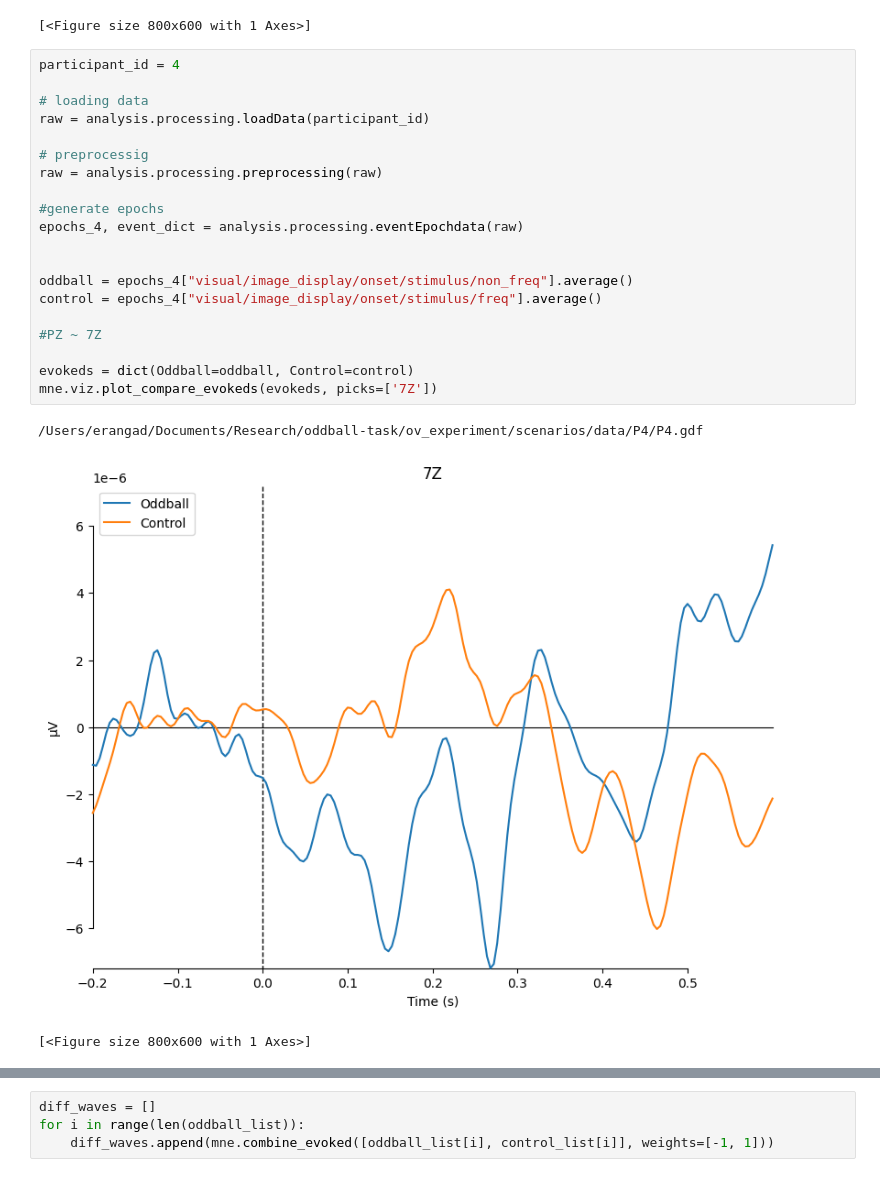
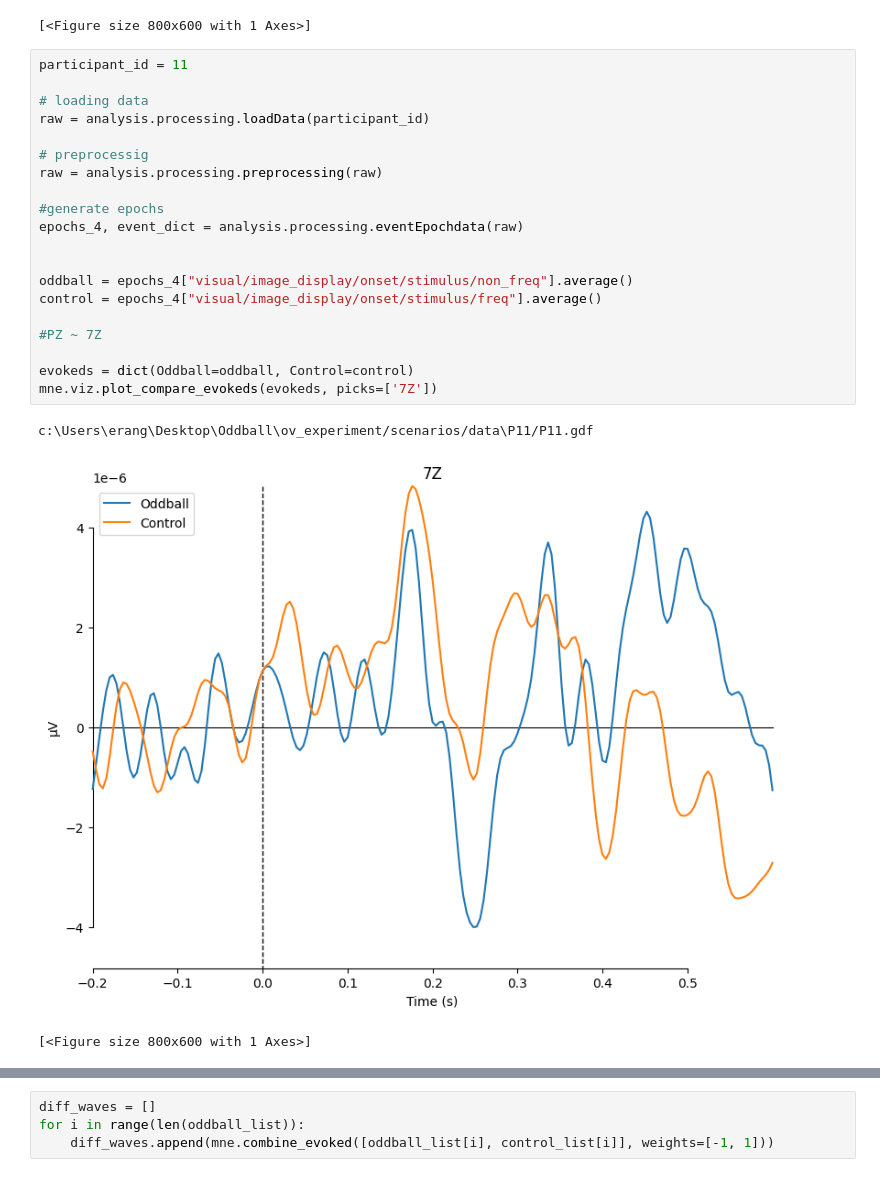
Before and after one commit to ovi-lab/EEG-oddball-task, a Jupyter notebook: src/main.ipynb, the cells around one changed output, grey strips where cells are left out. Saved outputs shown, nothing was run; the diff lists cells and outputs as text.

```diff
--- a/src/main.ipynb
+++ b/src/main.ipynb
@@ -93,28 +93,28 @@ mne.viz.plot_compare_evokeds(evokeds, picks=['7Z'])
 [figure]
 [<Figure size 800x600 with 1 Axes>]
 # %%
-participant_id = 4
+participant_id = 11
 
 # loading data
 raw = analysis.processing.loadData(participant_id)
 
 # preprocessig
 raw = analysis.processing.preprocessing(raw)
 
 #generate epochs
 epochs_4, event_dict = analysis.processing.eventEpochdata(raw)
 
 
 oddball = epochs_4["visual/image_display/onset/stimulus/non_freq"].average()
 control = epochs_4["visual/image_display/onset/stimulus/freq"].average()
 
 #PZ ~ 7Z
 
 evokeds = dict(Oddball=oddball, Control=control)
 mne.viz.plot_compare_evokeds(evokeds, picks=['7Z'])
 # %% [output]
-/Users/erangad/Documents/Research/oddball-task/ov_experiment/scenarios/data/P4/P4.gdf
+c:\Users\erang\Desktop\Oddball\ov_experiment/scenarios/data\P11/P11.gdf
-[figure, old version]
+[figure, new version]
 [<Figure size 800x600 with 1 Axes>]
 # %%
 oddball_list = []
```
Also changed, not shown: parts of 3 cells of this notebook, 13 other files.
